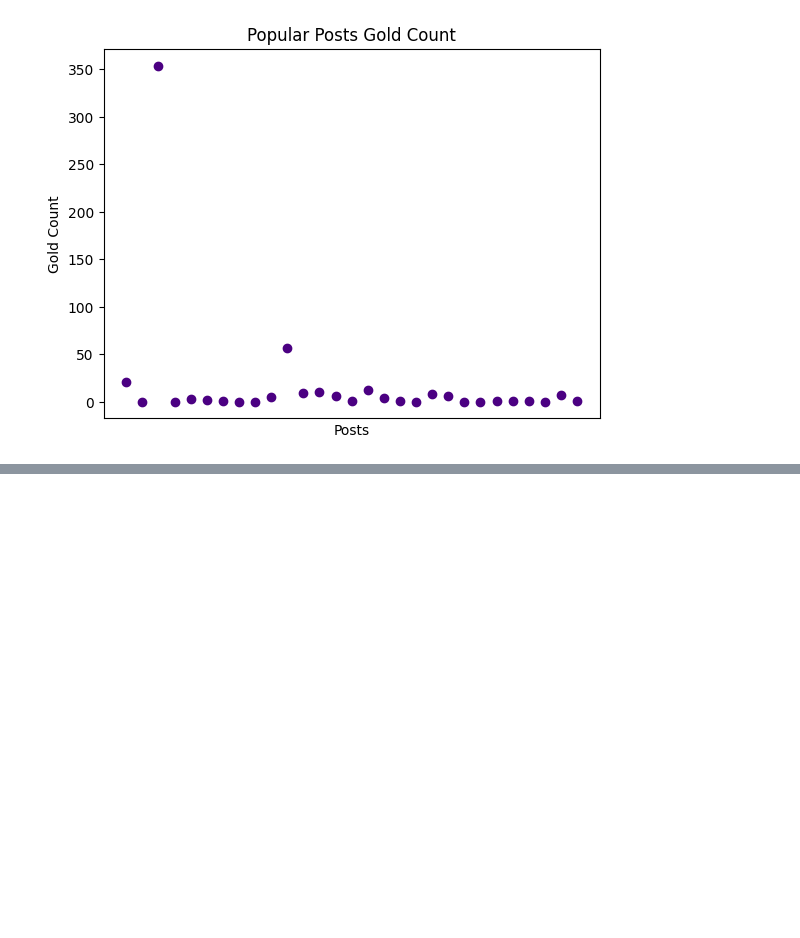
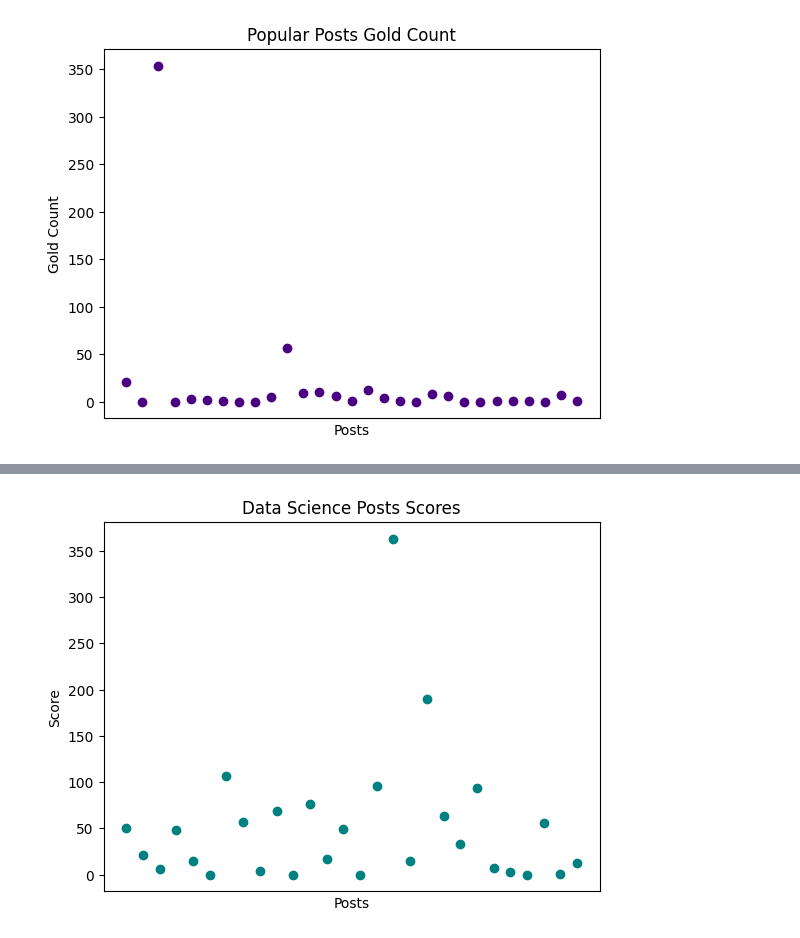
Before and after one commit to AslihanYoldas/Data-Science-reddit-api-project-Ada-lovelace-academy, a Jupyter notebook: main.ipynb, the cells around one changed output, grey strips where cells are left out. Drawn from its saved outputs; the diff is of its cells as text; code cells hidden in the pictures; blank space fills up the shorter version.

```diff
--- a/main.ipynb
+++ b/main.ipynb
@@ -411,0 +470,13 @@ popular_posts_df.query('goldCount > 300')
+# %%
+plt.title('Data Science Posts Scores')
+plt.ylabel('Score')
+plt.xlabel('Posts')
+plt.tick_params(axis='both', which='both', labelbottom=False, bottom=False)
+
+x = ds_posts_df['id']
+y = ds_posts_df['score']
+plt.plot(x, y, "o", color="teal")
+
+plt.show()
+# %% [output]
+[figure, added]
```
Also changed, not shown: parts of 14 cells of this notebook, 1 other file.
